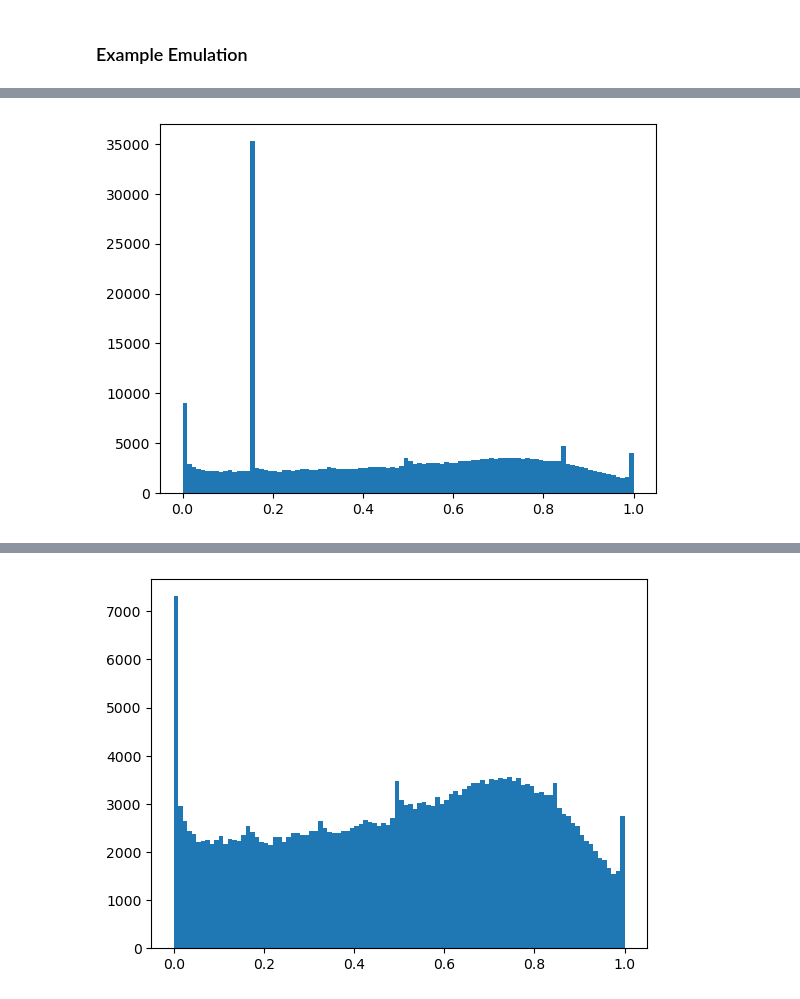
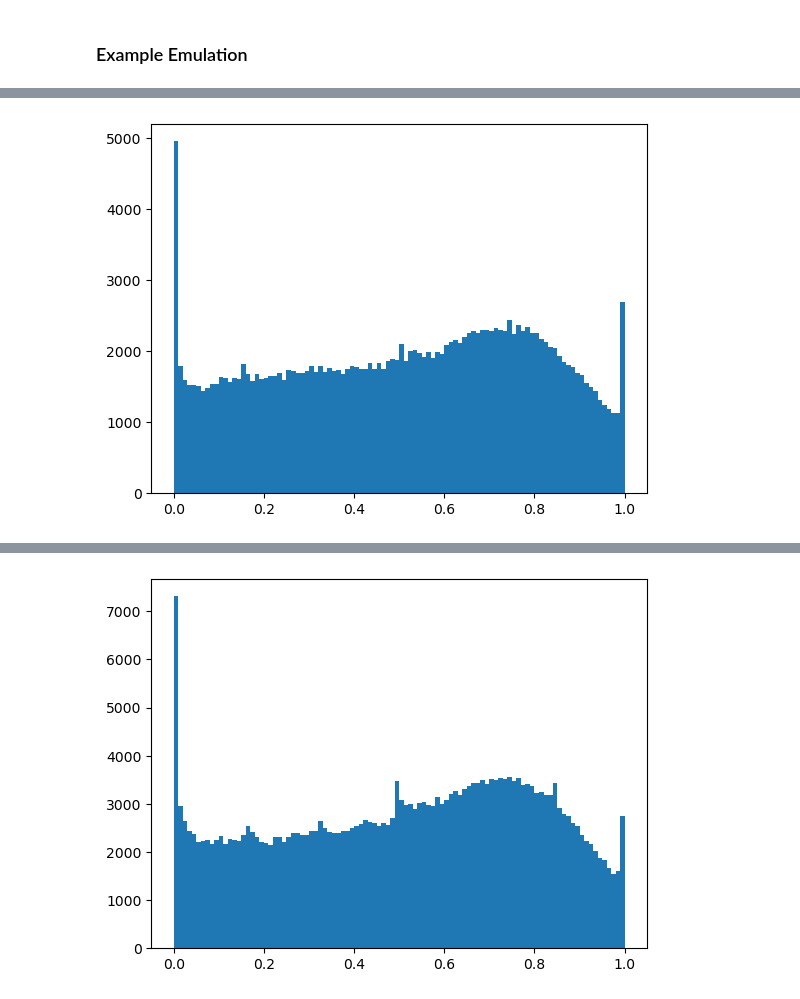
Before and after one commit to pjunghans1234/bachelorarbeit, a Jupyter notebook: quantile_plot.ipynb, the cells around one changed output, grey strips where cells are left out. Cells and saved outputs as stored; diff of their text form; code cells hidden in the pictures.

```diff
--- a/quantile_plot.ipynb
+++ b/quantile_plot.ipynb
@@ -128,11 +129,11 @@ LinReg_mean, LinReg_variance
 ### Example Emulation
 # %%
 test_predictors = test_input_stack_ds
-test_target_ds = test_mrsol_t
+test_target_ds = test_mrsol_t.isel(depth=slice(0,3))
 # %%
-mean_prediction = LinReg_mean.predict(test_predictors)
+mean_prediction = LinReg_mean.predict(test_predictors).isel(depth=slice(0,3))
 # %%
-var_prediction = LinReg_variance.predict(test_predictors).clip(min = 1e-32)
+var_prediction = LinReg_variance.predict(test_predictors).isel(depth=slice(0,3)).clip(min = 1e-32)
 # %%
 var_prediction_da=var_prediction.prediction.transpose("gridcell","time", "depth")
 mean_prediction_da = mean_prediction.prediction.transpose("gridcell","time", "depth")
@@ -140,2 +146,2 @@ target_da_t = test_target_ds.mrsol.transpose("gridcell","time", "depth")
 # %%
-quantil = norm.cdf(target_da_t, loc=mean_prediction_da, scale=np.sqrt(var_prediction_da))
+quantil_norm = norm.cdf(target_da_t, loc=mean_prediction_da, scale=np.sqrt(var_prediction_da))
@@ -142,8 +153,8 @@ quantil = norm.cdf(target_da_t, loc=mean_prediction_da, scale=np.sqrt(var_predic
 # %%
-plt.hist(quantil.reshape(-1), bins = 100)
+plt.hist(quantil_norm.reshape(-1), bins = 100)
 plt.show()
 # %% [output]
-[figure, old version]
+[figure, new version]
 # %%
 var_prediction
 # %% [output]
```
Also changed, not shown: parts of 9 cells of this notebook, 6 other files.
